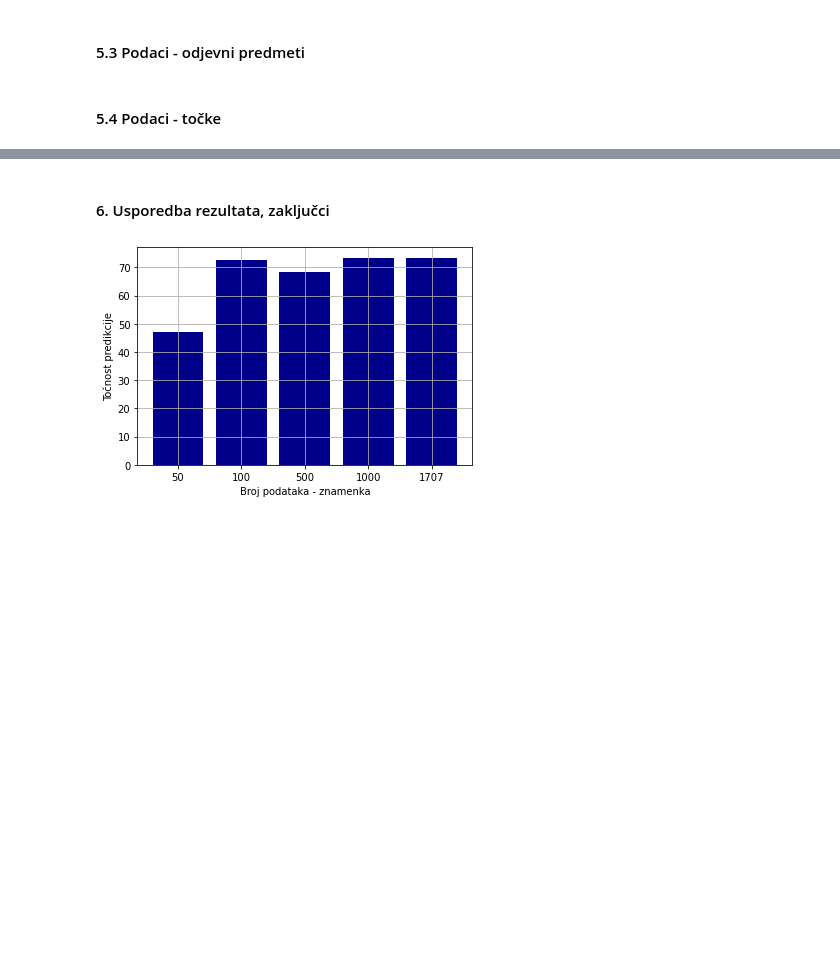
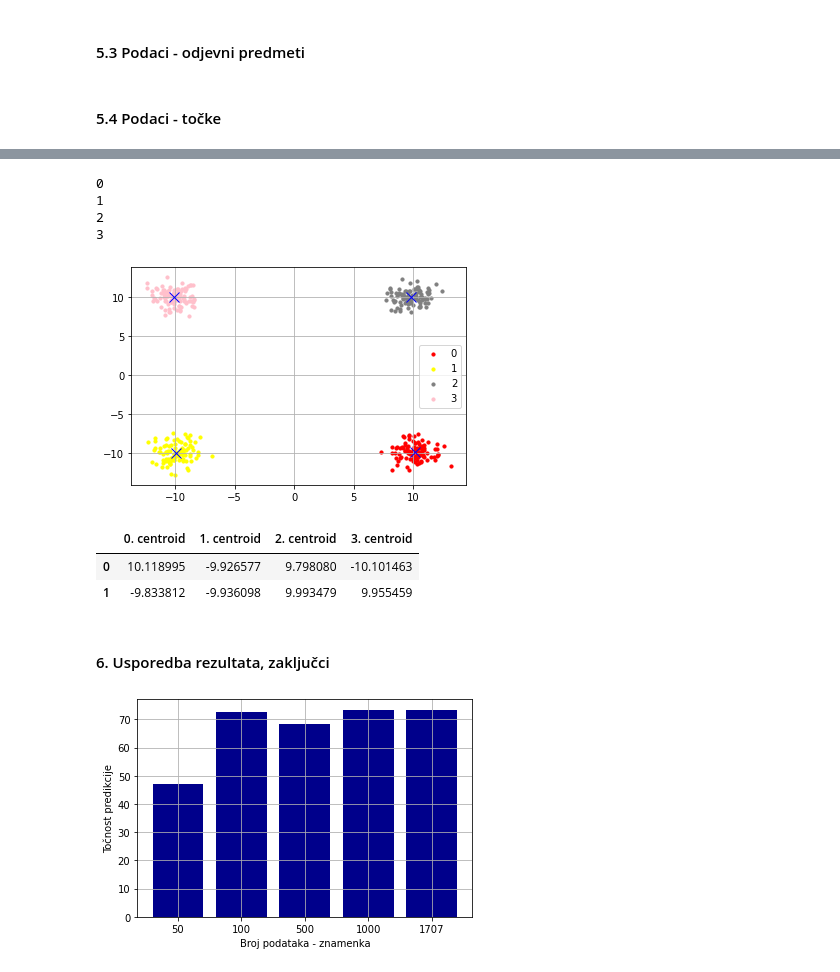
Before and after one commit to elladetic/USPP, a Jupyter notebook: final.ipynb, the cells around one changed output, grey strips where cells are left out. Drawn from its saved outputs; the diff is of its cells as text; code cells hidden in the pictures; blank space fills up the shorter version.

```diff
--- a/final.ipynb
+++ b/final.ipynb
@@ -315,3 +334,40 @@ print(A)
+# %%
+while True:
+        starting_partition = np.random.randint(0, k_points, A_points.shape[1])
+        s_i = np.unique(starting_partition, axis=0, return_counts=True)[1]
+        if len(s_i) == k_points:
+            break
+
+m_i = K_means_2(pd.DataFrame(A_points), starting_partition, k_points, epsilon_points)[1]
+clasters = K_means_2(pd.DataFrame(A_points), starting_partition, k_points, epsilon_points)[2]
+# %%
+scatter_x = A_points[0,:]
+scatter_y = A_points[1,:]
+group = clasters
+cdict = {0: 'red', 1: 'yellow', 2: 'gray', 3:'pink'}
+
+fig, ax = plt.subplots()
+for g in np.unique(group):
+    ix = np.where(group == g)
+    print(g)
+    ax.scatter(scatter_x[ix], scatter_y[ix], c = cdict[g], label = g, s = 10)
+
+plt.plot(m_i.iloc[0,:], m_i.iloc[1,:], 'bx', ms = 10)
+plt.grid()
+ax.legend()
+plt.show()
+# %% [output]
+0
+1
+2
+3
+[figure, added]
+# %%
+m_i
+# %% [output]
+|  | 0. centroid | 1. centroid | 2. centroid | 3. centroid |
+| 0 | 10.118995 | -9.926577 | 9.798080 | -10.101463 |
+| 1 | -9.833812 | -9.936098 | 9.993479 | 9.955459 |
 # %% [markdown]
 #### 6. Usporedba rezultata, zaključci
 # %%
```
Also changed, not shown: parts of 3 cells of this notebook.
